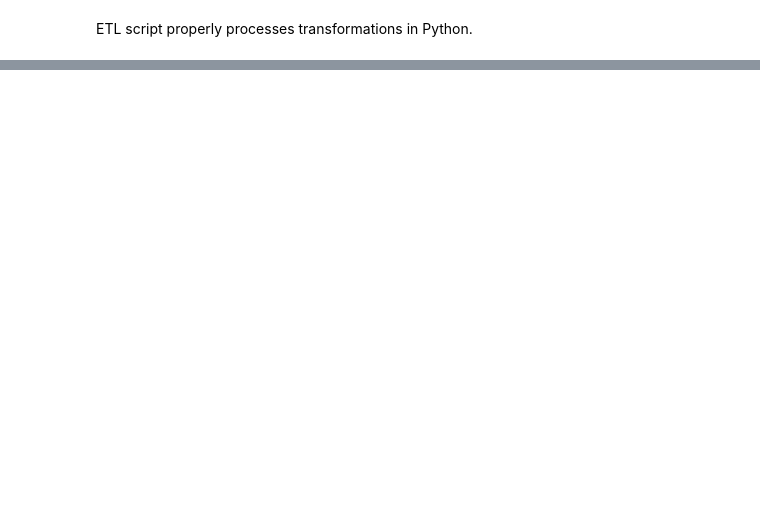
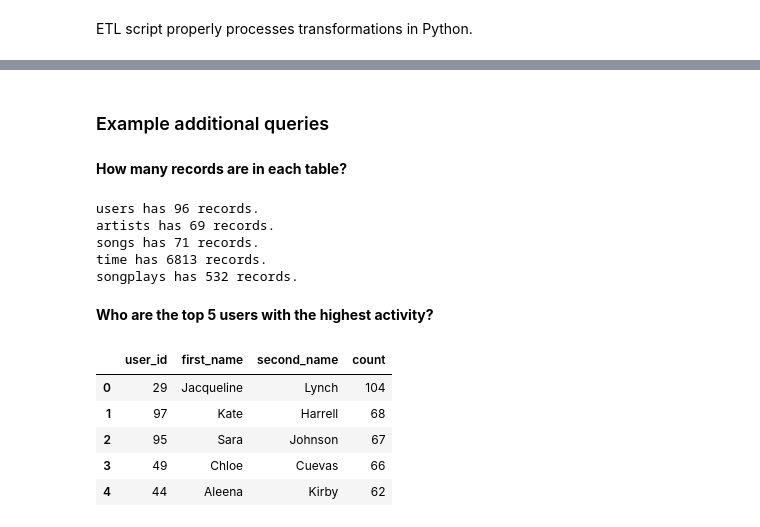
Before and after one commit to CarlosUziel/sparkify-postgresql, a Jupyter notebook: notebooks/test.ipynb, the cells around one changed output, grey strips where cells are left out. Cells and saved outputs as stored; diff of their text form; code cells hidden in the pictures; blank space fills up the shorter version.

```diff
--- a/notebooks/test.ipynb
+++ b/notebooks/test.ipynb
@@ -607,3 +606,55 @@ Description of table songplays:
 | 2 | 4 | 2018-11-13 03:19:02.796 | 9 | free | None | None | 379 | Eureka-Arcata-Fortuna, CA | Mozilla/5.0 (Windows NT 6.1; WOW6... |
 | 3 | 5 | 2018-11-13 03:51:52.796 | 49 | free | None | None | 506 | San Francisco-Oakland-Hayward, CA | Mozilla/5.0 (Windows NT 5.1; rv:3... |
 | 4 | 8 | 2018-11-13 05:00:06.796 | 94 | free | None | None | 492 | Ogden-Clearfield, UT | Mozilla/5.0 (Windows NT 6.1; WOW6... |
+# %% [markdown]
+### Example additional queries
+# %%
+conn = psycopg2.connect(
+    "host=127.0.0.1 dbname=sparkifydb user=student password=student"
+)
+cur = conn.cursor()
+# %% [markdown]
+**How many records are in each table?**
+# %%
+from sql_queries import TABLES
+
+for table_name in TABLES.keys():
+    cur.execute(f"SELECT count(*) FROM {table_name}")
+    print(f"{table_name} has {cur.fetchone()[0]} records.")
+# %% [output]
+users has 96 records.
+artists has 69 records.
+songs has 71 records.
+time has 6813 records.
+songplays has 532 records.
+# %% [markdown]
+**Who are the top 5 users with the highest activity?**
+# %%
+cur.execute(
+    """
+    SELECT
+        t.user_id, users.first_name, users.last_name, t.counted
+    FROM
+        (
+            SELECT
+                songplays.user_id, count(*) AS counted
+            FROM
+                (songplays JOIN users ON songplays.user_id = users.user_id)
+            GROUP BY
+                songplays.user_id
+        ) t
+    JOIN
+        users ON t.user_id = users.user_id
+    ORDER BY
+        t.counted DESC, user_id
+    LIMIT 5
+    """
+)
+pd.DataFrame(cur.fetchall(), columns=("user_id", "first_name", "second_name", "count"))
+# %% [output]
+|  | user_id | first_name | second_name | count |
+| 0 | 29 | Jacqueline | Lynch | 104 |
+| 1 | 97 | Kate | Harrell | 68 |
+| 2 | 95 | Sara | Johnson | 67 |
+| 3 | 49 | Chloe | Cuevas | 66 |
+| 4 | 44 | Aleena | Kirby | 62 |
```
Also changed, not shown: parts of 2 cells of this notebook, 1 other file.
